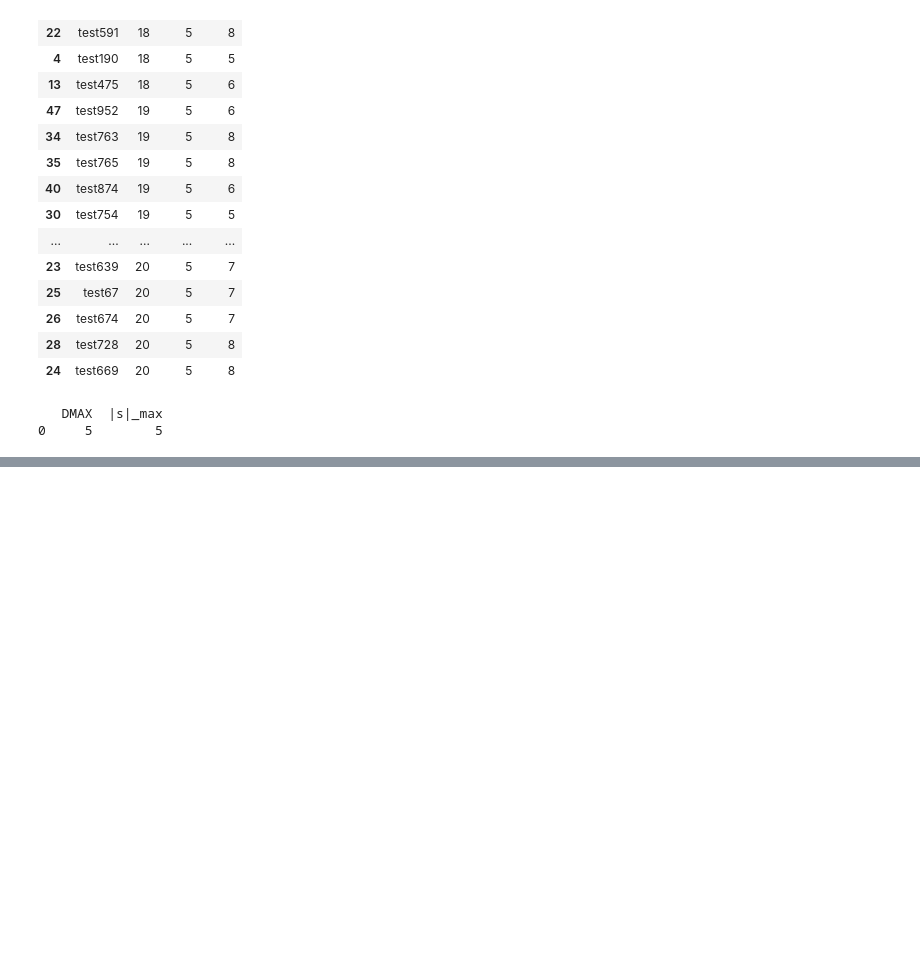
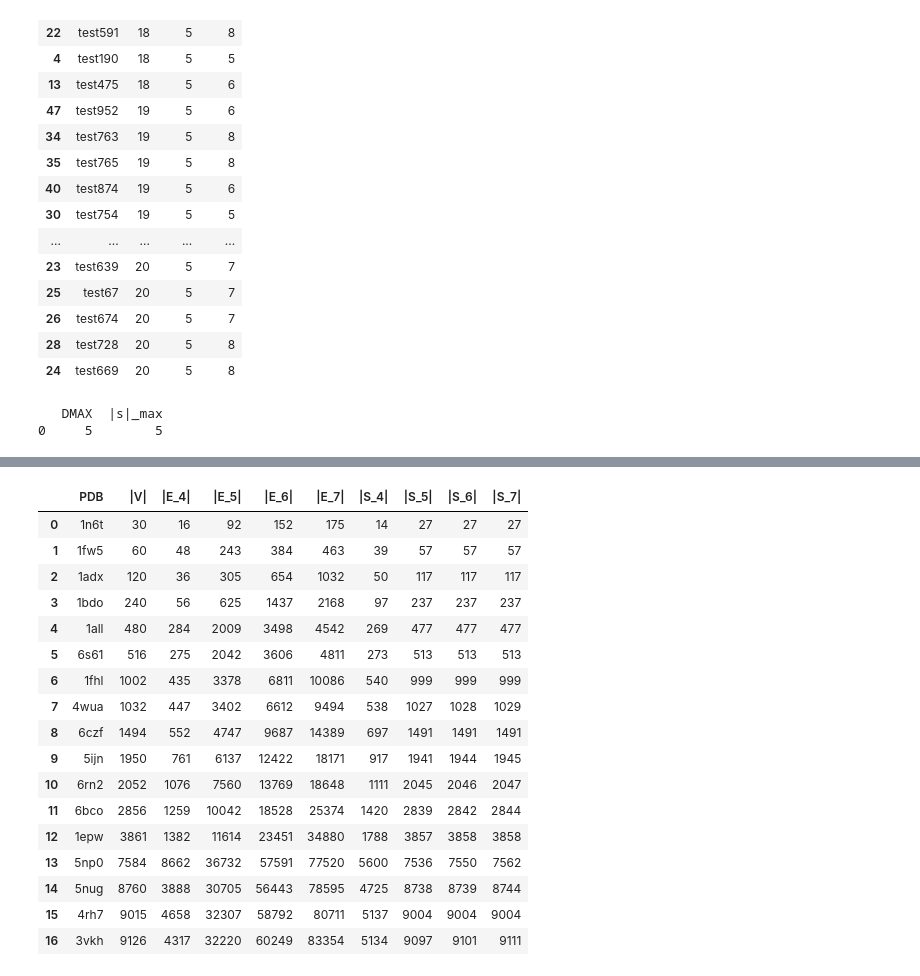
Before and after one commit to michaelsouza/bb-sbbu, a Jupyter notebook: report.ipynb, the cells around one changed output, grey strips where cells are left out. Drawn from its saved outputs; the diff is of its cells as text; code cells hidden in the pictures; blank space fills up the shorter version.

```diff
--- a/report.ipynb
+++ b/report.ipynb
@@ -440,4 +160,0 @@ degree = sorted([(d, degree[d]) for d in degree])
-# %%
-x, y = list(zip(*degree))
-df = {'segment degree':x,'#occurrencies':y}
-px.scatter(df,x='segment degree',y='#occurrencies')
@@ -489,0 +209,3 @@ s.i, s.j
+# %%
+# remove duplicates
+df = df.drop_duplicates(subset=['PDB','|V|','|E|','|S|'])
@@ -489,0 +357,29 @@ s.i, s.j
+# %%
+# Group by DMAX
+dfA = df.copy()
+df_DMAX = {}
+for k, dmax in enumerate(DMAX):
+    dfB = dfA[dfA['DMAX'] == dmax].copy()
+    df_DMAX[dmax] = dfB
+    # remove unwanted columns
+    if k > 0:
+        df_DMAX[dmax].drop(columns=['|V|'], inplace=True)
+    df_DMAX[dmax].drop(columns=['DMAX'], inplace=True)
+    # rename columns
+    cols = {col:f'{col}_{dmax}' for col in dfB.columns if col not in ['PDB','|V|']}
+    for col, colname in cols.items():
+        if '|_' in colname:
+            cols[col] = f'{col[:-1]}_{dmax}|'
+    df_DMAX[dmax].rename(columns=cols, inplace=True)
+# merge all dataframes
+dfB = df_DMAX[min(df_DMAX)]
+for dmax in df_DMAX:
+    if dmax == min(df_DMAX):
+        continue
+    dfB = pd.merge(dfB, df_DMAX[dmax], on=['PDB'])
+df_DMAX = dfB
+# change columns order
+cols = list(dfB.columns)
+
+# display
+df_DMAX.columns
@@ -489,0 +394,24 @@ s.i, s.j
+# %%
+# table of number of vertices, edges and segments for each PDB
+cols = ['PDB', '|V|']
+cols += sorted([c for c in df_DMAX.columns if ('|' in c) and ('_') in c])
+df_DMAX[cols]
+# %% [output]
+|  | PDB | |V| | |E_4| | |E_5| | |E_6| | |E_7| | |S_4| | |S_5| | |S_6| | |S_7| |
+| 0 | 1n6t | 30 | 16 | 92 | 152 | 175 | 14 | 27 | 27 | 27 |
+| 1 | 1fw5 | 60 | 48 | 243 | 384 | 463 | 39 | 57 | 57 | 57 |
+| 2 | 1adx | 120 | 36 | 305 | 654 | 1032 | 50 | 117 | 117 | 117 |
+| 3 | 1bdo | 240 | 56 | 625 | 1437 | 2168 | 97 | 237 | 237 | 237 |
+| 4 | 1all | 480 | 284 | 2009 | 3498 | 4542 | 269 | 477 | 477 | 477 |
+| 5 | 6s61 | 516 | 275 | 2042 | 3606 | 4811 | 273 | 513 | 513 | 513 |
+| 6 | 1fhl | 1002 | 435 | 3378 | 6811 | 10086 | 540 | 999 | 999 | 999 |
+| 7 | 4wua | 1032 | 447 | 3402 | 6612 | 9494 | 538 | 1027 | 1028 | 1029 |
+| 8 | 6czf | 1494 | 552 | 4747 | 9687 | 14389 | 697 | 1491 | 1491 | 1491 |
+| 9 | 5ijn | 1950 | 761 | 6137 | 12422 | 18171 | 917 | 1941 | 1944 | 1945 |
+| 10 | 6rn2 | 2052 | 1076 | 7560 | 13769 | 18648 | 1111 | 2045 | 2046 | 2047 |
+| 11 | 6bco | 2856 | 1259 | 10042 | 18528 | 25374 | 1420 | 2839 | 2842 | 2844 |
+| 12 | 1epw | 3861 | 1382 | 11614 | 23451 | 34880 | 1788 | 3857 | 3858 | 3858 |
+| 13 | 5np0 | 7584 | 8662 | 36732 | 57591 | 77520 | 5600 | 7536 | 7550 | 7562 |
+| 14 | 5nug | 8760 | 3888 | 30705 | 56443 | 78595 | 4725 | 8738 | 8739 | 8744 |
+| 15 | 4rh7 | 9015 | 4658 | 32307 | 58792 | 80711 | 5137 | 9004 | 9004 | 9004 |
+| 16 | 3vkh | 9126 | 4317 | 32220 | 60249 | 83354 | 5134 | 9097 | 9101 | 9111 |
```
Also changed, not shown: parts of 43 cells of this notebook, 16 other files.
